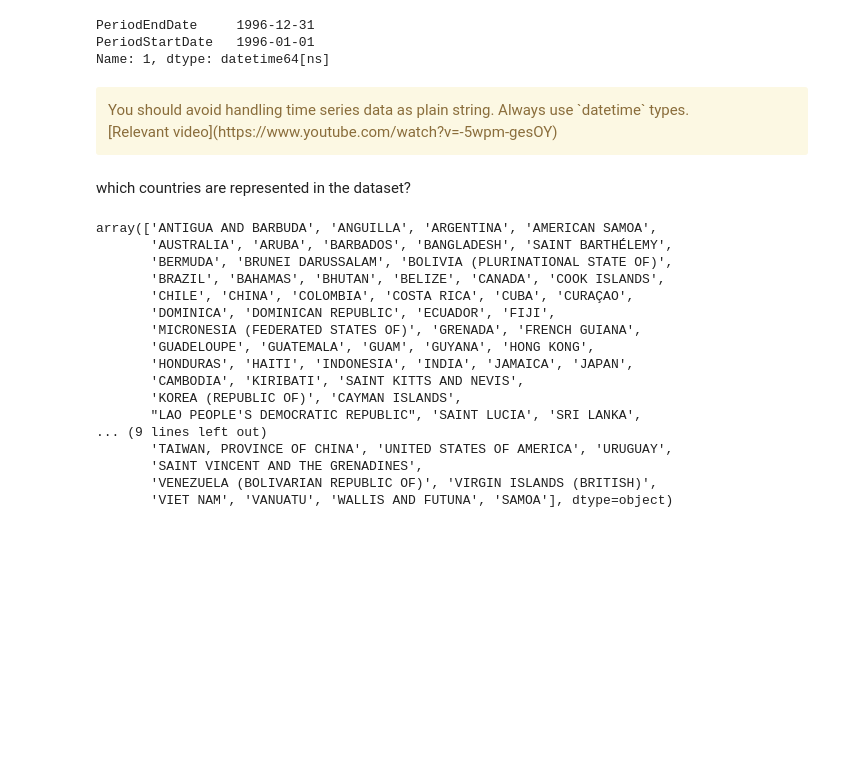
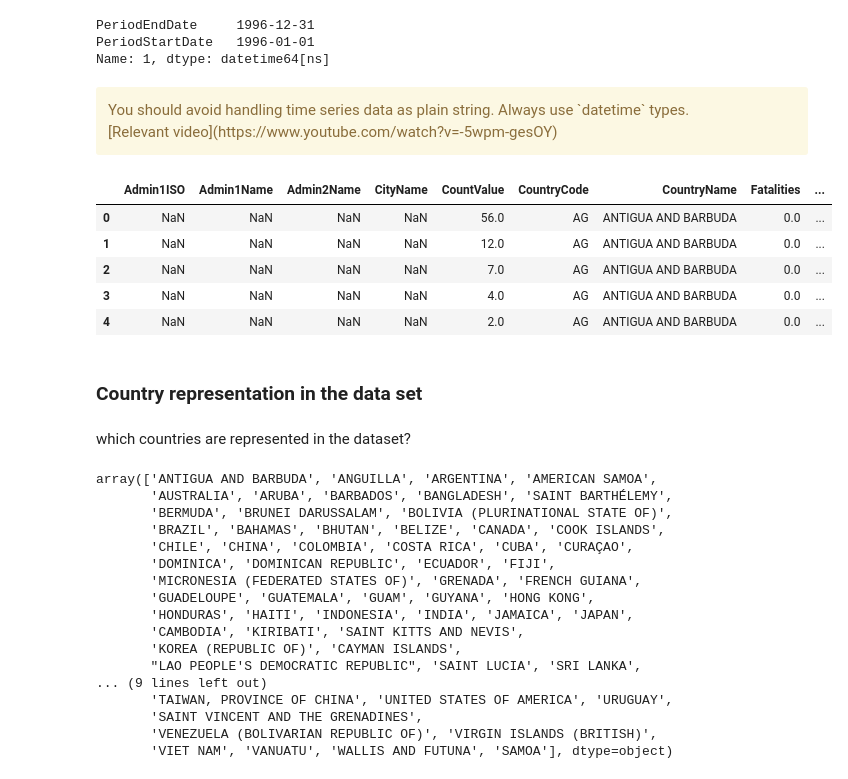
Before and after one commit to BielStela/Curs_UB, a Jupyter notebook: dia 2/exemples/disease_data/tycho_datasets_explorations.ipynb, the cells around one changed output. Saved outputs shown, nothing was run; the diff lists cells and outputs as text; code cells hidden in the pictures; blank space fills up the shorter version.

```diff
--- a/dia 2/exemples/desease_data/tycho_datasets_explorations.ipynb
+++ b/dia 2/exemples/disease_data/tycho_datasets_explorations.ipynb
@@ -189,3 +191,14 @@ now = pd.datetime.now()
+# %%
+dengue.head()
+# %% [output]
+|  | Admin1ISO | Admin1Name | Admin2Name | CityName | CountValue | CountryCode | CountryName | Fatalities | ... |
+| 0 | NaN | NaN | NaN | NaN | 56.0 | AG | ANTIGUA AND BARBUDA | 0.0 | ... |
+| 1 | NaN | NaN | NaN | NaN | 12.0 | AG | ANTIGUA AND BARBUDA | 0.0 | ... |
+| 2 | NaN | NaN | NaN | NaN | 7.0 | AG | ANTIGUA AND BARBUDA | 0.0 | ... |
+| 3 | NaN | NaN | NaN | NaN | 4.0 | AG | ANTIGUA AND BARBUDA | 0.0 | ... |
+| 4 | NaN | NaN | NaN | NaN | 2.0 | AG | ANTIGUA AND BARBUDA | 0.0 | ... |
+# %% [markdown]
+### Country representation in the data set
 # %% [markdown]
 which countries are represented in the dataset?
 # %%
```
Also changed, not shown: parts of 9 cells of this notebook, 6 other files.
